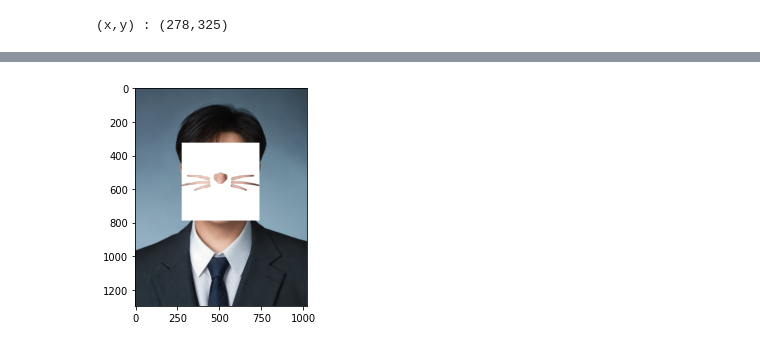
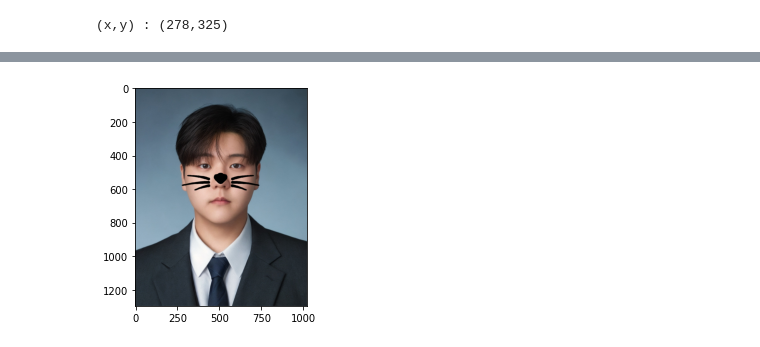
Before and after one commit to HectorSin/Aiffel, a Jupyter notebook: Quests/Quest4_20240604/Quest_code.ipynb, the cells around one changed output, grey strips where cells are left out. Drawn from its saved outputs; the diff is of its cells as text; code cells hidden in the pictures.

```diff
--- a/Quests/Quest4_20240604/Quest_code.ipynb
+++ b/Quests/Quest4_20240604/Quest_code.ipynb
@@ -146,11 +151,9 @@ plt.show()
 # %%
-# 위에서 설명했으므로 생략
-# 왕관 이미지
 sticker_area = img_bgr[refined_y:refined_y +img_sticker.shape[0], refined_x:refined_x+img_sticker.shape[1]]
 # img_bgr은 7-2에서 rgb로만 적용해놓은 원본 이미지이다.
 img_bgr[refined_y:refined_y +img_sticker.shape[0], refined_x:refined_x+img_sticker.shape[1]] = \
-    np.where(img_sticker==0,sticker_area,img_sticker).astype(np.uint8)
+    np.where(img_sticker==0,img_sticker, sticker_area).astype(np.uint8)
 plt.imshow(cv2.cvtColor(img_bgr, cv2.COLOR_BGR2RGB)) # rgb만 적용해놓은 원본 이미지에 왕관 이미지를 덮어 씌운 이미지가 나오게 된다.
 plt.show()
 # %% [output]
-[figure, old version]
+[figure, new version]
```
Also changed, not shown: parts of 5 cells of this notebook.
